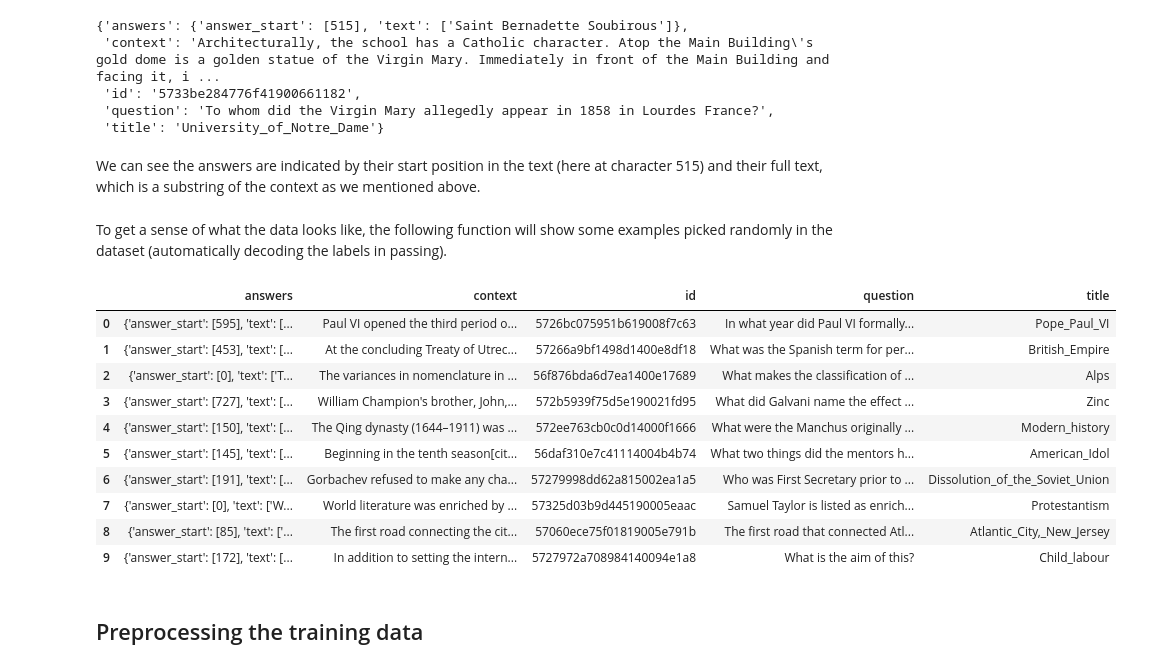
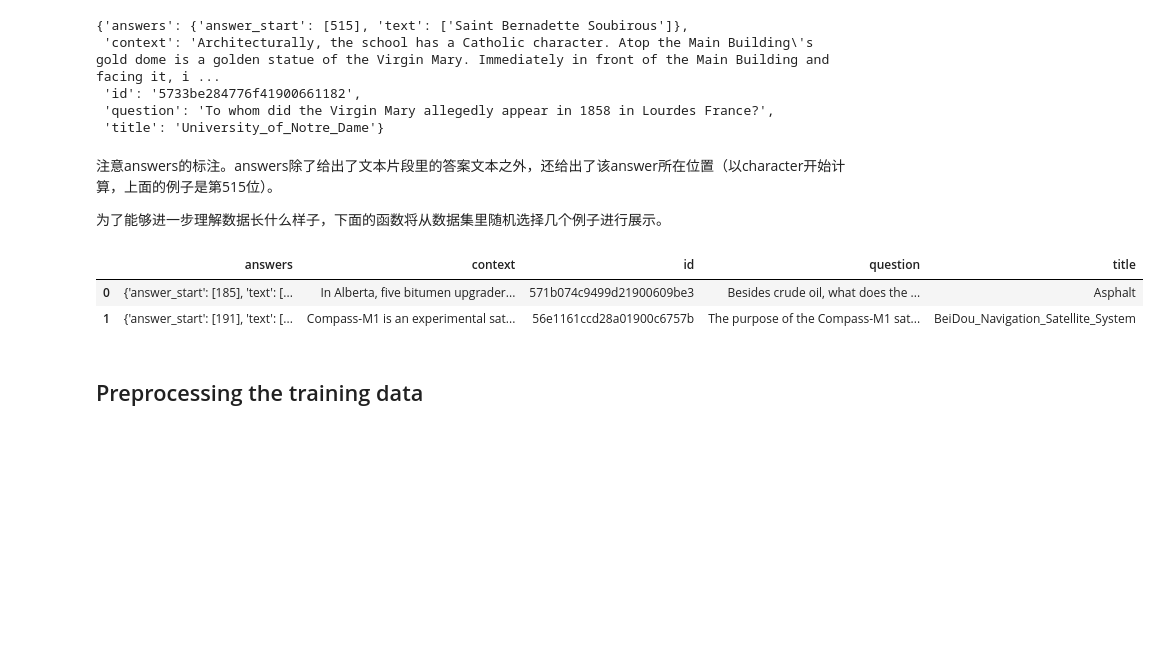
Before and after one commit to datawhalechina/learn-nlp-with-transformers, a Jupyter notebook: 自然语言处理任务/question_answering-机器问答.ipynb, the cells around one changed output. Drawn from its saved outputs; the diff is of its cells as text; code cells hidden in the pictures; blank space fills up the shorter version.

```diff
--- a/自然语言处理任务/question_answering-机器问答.ipynb
+++ b/自然语言处理任务/question_answering-机器问答.ipynb
@@ -61,10 +94,10 @@ datasets["train"][0]
  'id': '5733be284776f41900661182',
  'question': 'To whom did the Virgin Mary allegedly appear in 1858 in Lourdes France?',
  'title': 'University_of_Notre_Dame'}
-# %% [markdown]
-We can see the answers are indicated by their start position in the text (here at character 515) and their full text, which is a substring of the context as we mentioned above.
-# %% [markdown]
-To get a sense of what the data looks like, the following function will show some examples picked randomly in the dataset (automatically decoding the labels in passing).
+# %% [markdown]
+注意answers的标注。answers除了给出了文本片段里的答案文本之外，还给出了该answer所在位置（以character开始计算，上面的例子是第515位）。
+
+为了能够进一步理解数据长什么样子，下面的函数将从数据集里随机选择几个例子进行展示。
 # %%
 from datasets import ClassLabel, Sequence
 import random
@@ -88,18 +121,10 @@ def show_random_elements(dataset, num_examples=10):
             df[column] = df[column].transform(lambda x: [typ.feature.names[i] for i in x])
     display(HTML(df.to_html()))
 # %%
-show_random_elements(datasets["train"])
+show_random_elements(datasets["train"], num_examples=2)
 # %% [output]
 |  | answers | context | id | question | title |
-| 0 | {'answer_start': [595], 'text': [... | Paul VI opened the third period o... | 5726bc075951b619008f7c63 | In what year did Paul VI formally... | Pope_Paul_VI |
-| 1 | {'answer_start': [453], 'text': [... | At the concluding Treaty of Utrec... | 57266a9bf1498d1400e8df18 | What was the Spanish term for per... | British_Empire |
-| 2 | {'answer_start': [0], 'text': ['T... | The variances in nomenclature in ... | 56f876bda6d7ea1400e17689 | What makes the classification of ... | Alps |
-| 3 | {'answer_start': [727], 'text': [... | William Champion's brother, John,... | 572b5939f75d5e190021fd95 | What did Galvani name the effect ... | Zinc |
-| 4 | {'answer_start': [150], 'text': [... | The Qing dynasty (1644–1911) was ... | 572ee763cb0c0d14000f1666 | What were the Manchus originally ... | Modern_history |
-| 5 | {'answer_start': [145], 'text': [... | Beginning in the tenth season[cit... | 56daf310e7c41114004b4b74 | What two things did the mentors h... | American_Idol |
-| 6 | {'answer_start': [191], 'text': [... | Gorbachev refused to make any cha... | 57279998dd62a815002ea1a5 | Who was First Secretary prior to ... | Dissolution_of_the_Soviet_Union |
-| 7 | {'answer_start': [0], 'text': ['W... | World literature was enriched by ... | 57325d03b9d445190005eaac | Samuel Taylor is listed as enrich... | Protestantism |
-| 8 | {'answer_start': [85], 'text': ['... | The first road connecting the cit... | 57060ece75f01819005e791b | The first road that connected Atl... | Atlantic_City,_New_Jersey |
-| 9 | {'answer_start': [172], 'text': [... | In addition to setting the intern... | 5727972a708984140094e1a8 | What is the aim of this? | Child_labour |
+| 0 | {'answer_start': [185], 'text': [... | In Alberta, five bitumen upgrader... | 571b074c9499d21900609be3 | Besides crude oil, what does the ... | Asphalt |
+| 1 | {'answer_start': [191], 'text': [... | Compass-M1 is an experimental sat... | 56e1161ccd28a01900c6757b | The purpose of the Compass-M1 sat... | BeiDou_Navigation_Satellite_System |
 # %% [markdown]
 ## Preprocessing the training data
```
Also changed, not shown: parts of 137 cells of this notebook, 2 other files.
